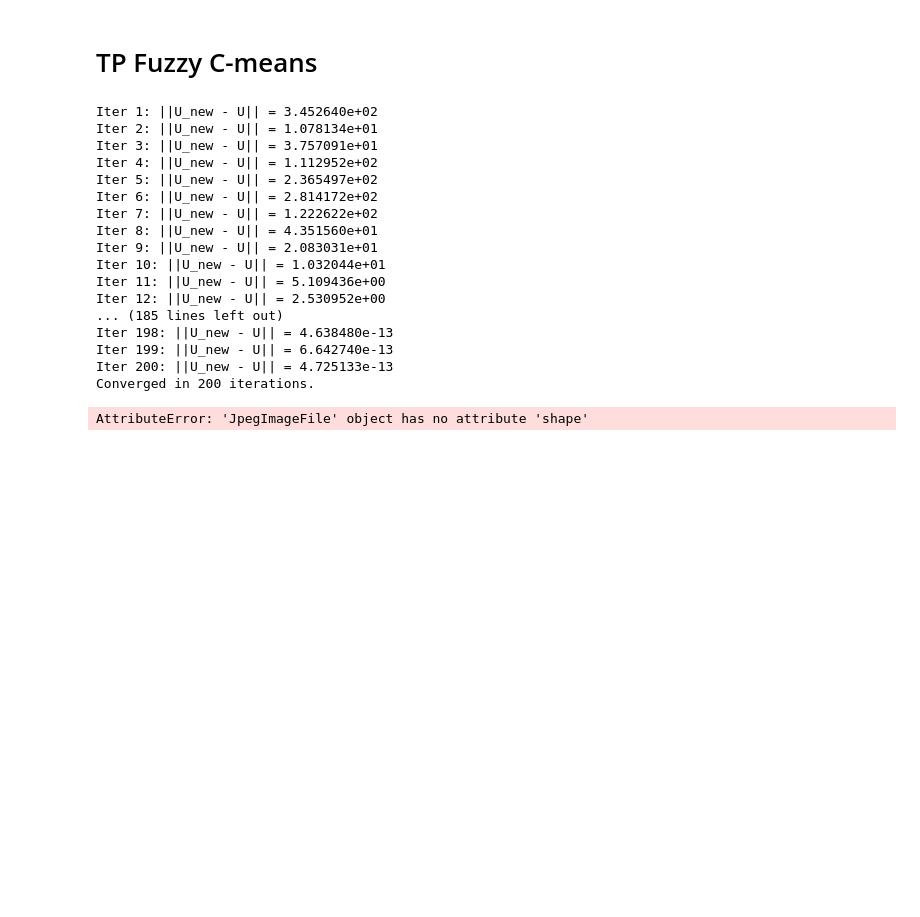
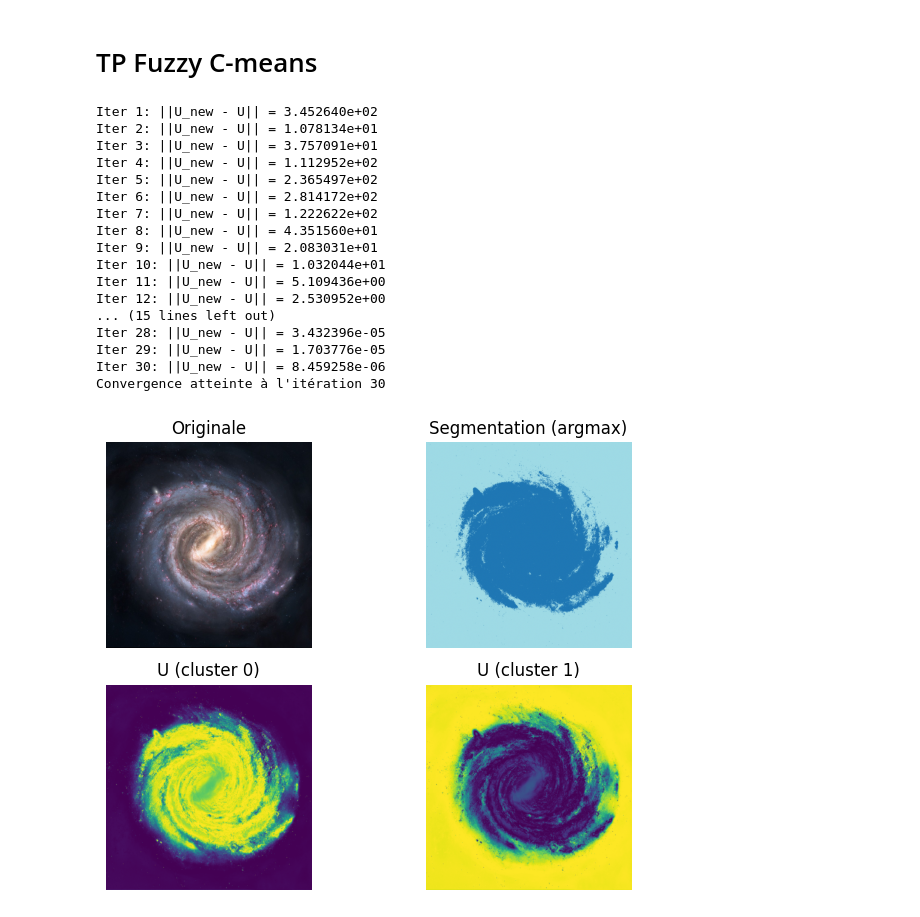
Before and after one commit to Kemoory/TP_fuzzy_c_means, a Jupyter notebook: TP.ipynb, the cells around one changed output. Saved outputs shown, nothing was run; the diff lists cells and outputs as text; code cells hidden in the pictures; blank space fills up the shorter version.

```diff
--- a/TP.ipynb
+++ b/TP.ipynb
@@ -34,7 +34,7 @@ def update_matrix(X, centers, m, eps=1e-8):
     U_new = inv_dist_power / sum_inv
     return U_new
 # %%
-def fuzzy_c_means(X, K=2, m=2.0, error=1e-5, max_iter=200,random_state=23):
+def fuzzy_c_means(X, K=2, m=2.0, error=1e-5, max_iter=200, random_state=23):
 
     N = X.shape[0]
     rng = np.random.default_rng(random_state)
@@ -46,16 +46,18 @@ def fuzzy_c_means(X, K=2, m=2.0, error=1e-5, max_iter=200,random_state=23):
         U_new = update_matrix(X, centers, m)
         diff = np.linalg.norm(U_new - U)
         print(f"Iter {iteration}: ||U_new - U|| = {diff:.6e}")
+        if diff < error:  # ← condition d'arrêt manquante
+            print(f"Convergence atteinte à l'itération {iteration}")
+            break
         U = U_new
 
     centers = calculate_vector_center(X, U, m)
-    return centers, U, iteration
+    return centers, U
 # %%
 def flatten_image(image):
-    if isinstance(image, Image.Image):
-        arr = np.array(image)
-    else:
-        arr = image
+
+    arr = np.array(image)
+
     if arr.ndim == 2:
         X = arr.reshape(-1, 1).astype(np.float64)
     elif arr.ndim == 3:
@@ -71,7 +73,6 @@ def segment_image_from_U(U, image_shape):
 
 def plot_results(image, centers, U, labels, cmap='viridis'):
     img_arr = np.array(image)
-    img_arr = image
 
     K = U.shape[1]
     H = img_arr.shape[0]
@@ -103,32 +104,31 @@ def plot_results(image, centers, U, labels, cmap='viridis'):
 # %%
 if __name__ == "__main__":
     img_path = "./milky-way.jpg"
     img = Image.open(img_path)
 
 
     X = flatten_image(img)
     K = 2
     m = 2.0
-    centers, U, n_iter = fuzzy_c_means(X, K=K, m=m, error=1e-5, max_iter=200, random_state=42)
+    centers, U = fuzzy_c_means(X, K=K, m=m, error=1e-5, max_iter=100, random_state=42)
     labels = segment_image_from_U(U, img.size[::-1] if isinstance(img, Image.Image) else (img.shape[0], img.shape[1]))
-    print(f"Converged in {n_iter} iterations.")
     plot_results(img, centers, U, labels)
 # %% [output]
 Iter 1: ||U_new - U|| = 3.452640e+02
 Iter 2: ||U_new - U|| = 1.078134e+01
 Iter 3: ||U_new - U|| = 3.757091e+01
 Iter 4: ||U_new - U|| = 1.112952e+02
 Iter 5: ||U_new - U|| = 2.365497e+02
 Iter 6: ||U_new - U|| = 2.814172e+02
 Iter 7: ||U_new - U|| = 1.222622e+02
 Iter 8: ||U_new - U|| = 4.351560e+01
 Iter 9: ||U_new - U|| = 2.083031e+01
 Iter 10: ||U_new - U|| = 1.032044e+01
 Iter 11: ||U_new - U|| = 5.109436e+00
 Iter 12: ||U_new - U|| = 2.530952e+00
-... (185 lines left out)
-Iter 198: ||U_new - U|| = 4.638480e-13
-Iter 199: ||U_new - U|| = 6.642740e-13
-Iter 200: ||U_new - U|| = 4.725133e-13
-Converged in 200 iterations.
+... (15 lines left out)
+Iter 28: ||U_new - U|| = 3.432396e-05
+Iter 29: ||U_new - U|| = 1.703776e-05
+Iter 30: ||U_new - U|| = 8.459258e-06
+Convergence atteinte à l'itération 30
-AttributeError: 'JpegImageFile' object has no attribute 'shape'
+[figure, added]
```
